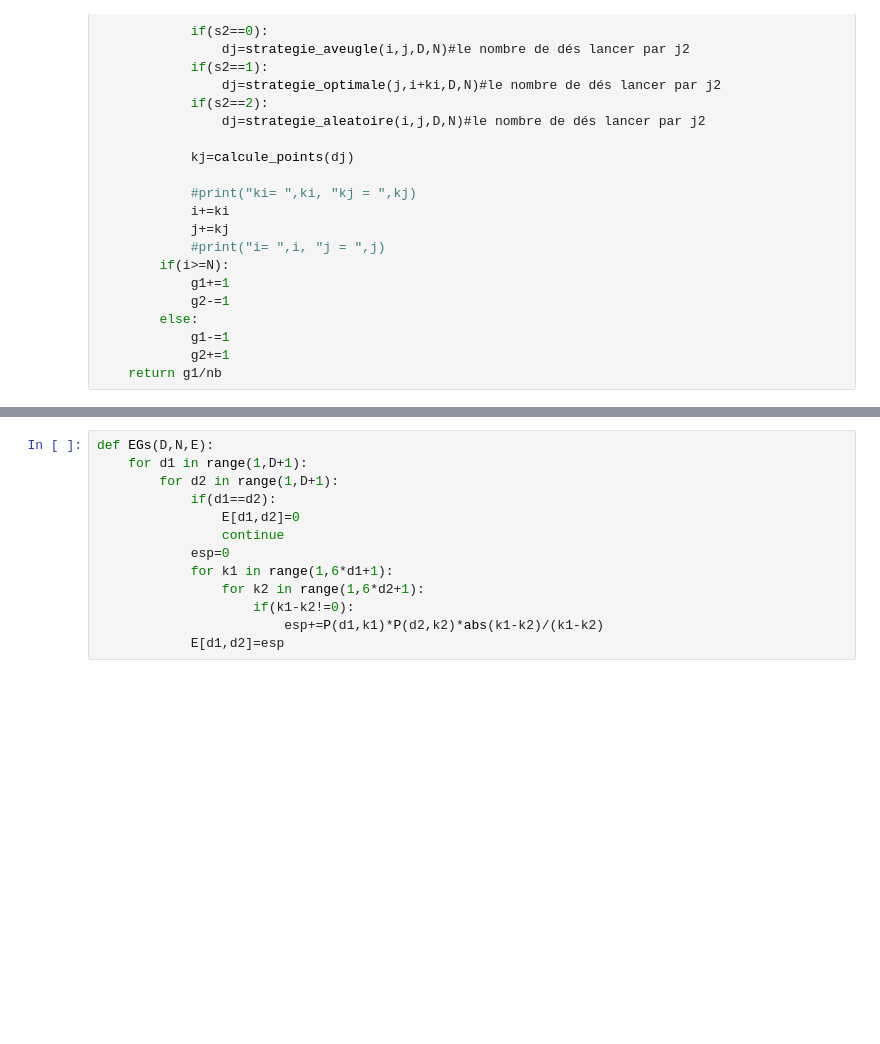
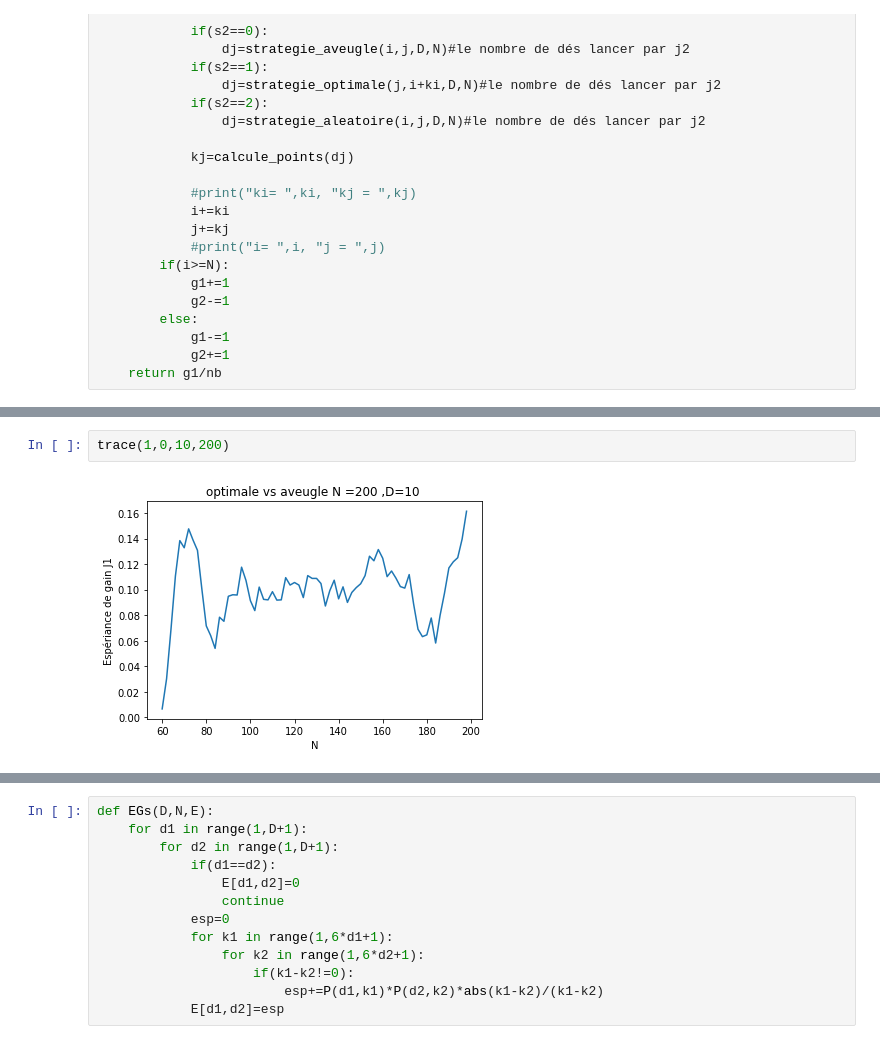
Before and after one commit to huang46u/Projet_mogpl, a Jupyter notebook: mogpl.ipynb, the cells around one changed output, grey strips where cells are left out. Saved outputs shown, nothing was run; the diff lists cells and outputs as text; blank space fills up the shorter version.

```diff
--- a/mogpl.ipynb
+++ b/mogpl.ipynb
@@ -151,0 +176,4 @@ def trace(s1,s2,nb,p_nb,D=10,N=200):
+# %%
+trace(1,0,10,200)
+# %% [output]
+[figure, added]
```
Also changed, not shown: parts of 12 cells of this notebook, 15 other files.
